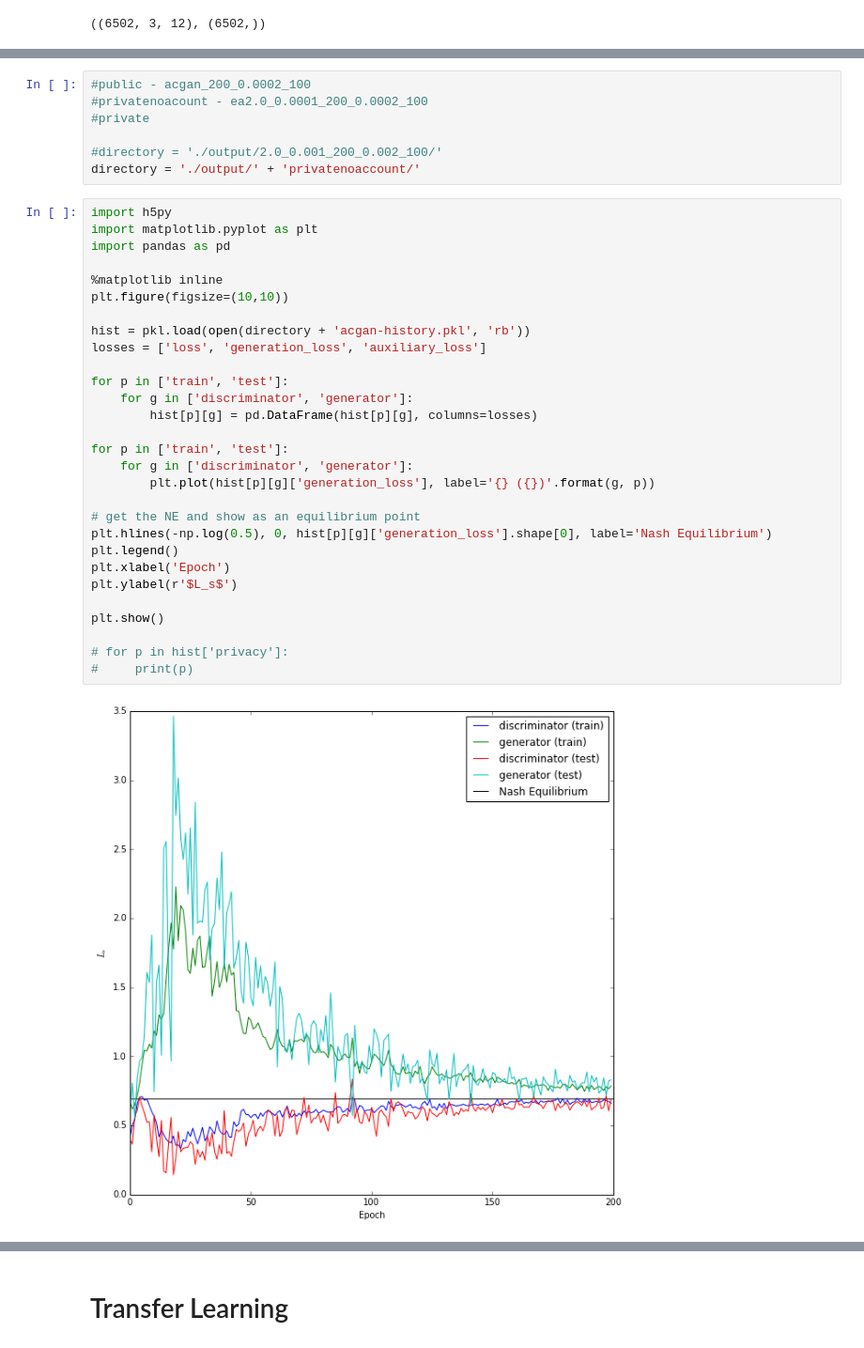
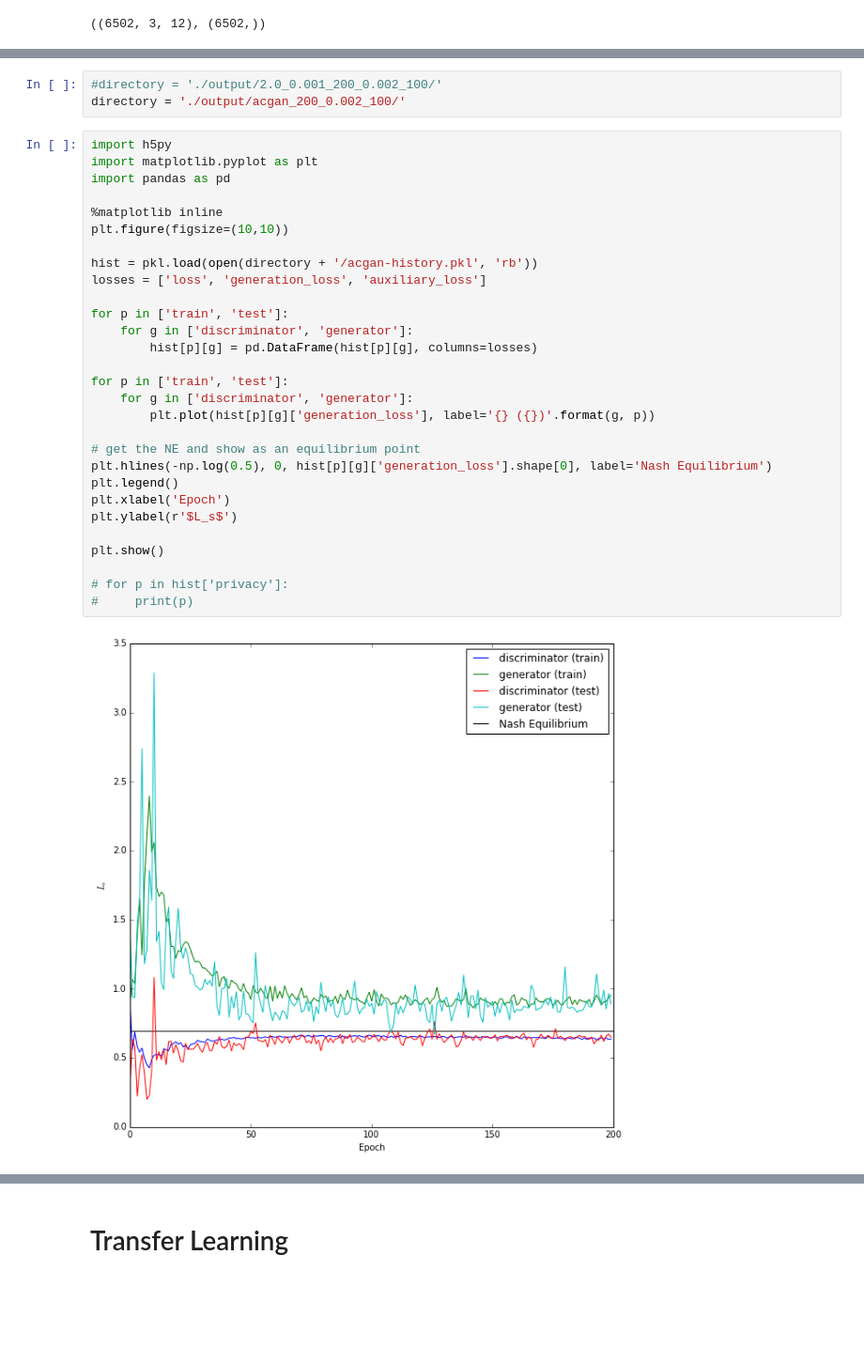
Before and after one commit to greenelab/SPRINT_gan, a Jupyter notebook: PredictGroup.ipynb, the cells around one changed output, grey strips where cells are left out. Shown: that part at 94% size. Saved outputs shown, nothing was run; the diff lists cells and outputs as text; blank space fills up the shorter version.

Commit message:
added figures'

```diff
--- a/PredictGroup.ipynb
+++ b/PredictGroup.ipynb
@@ -38,41 +39,37 @@ NameError: name 'plt' is not defined
 # %%
-#public - acgan_200_0.0002_100
-#privatenoacount - ea2.0_0.0001_200_0.0002_100
-#private
-
 #directory = './output/2.0_0.001_200_0.002_100/'
-directory = './output/' + 'privatenoaccount/'
+directory = './output/acgan_200_0.002_100/'
 # %%
 import h5py
 import matplotlib.pyplot as plt
 import pandas as pd
 
 %matplotlib inline
 plt.figure(figsize=(10,10))
 
-hist = pkl.load(open(directory + 'acgan-history.pkl', 'rb'))
+hist = pkl.load(open(directory + '/acgan-history.pkl', 'rb'))
 losses = ['loss', 'generation_loss', 'auxiliary_loss']
 
 for p in ['train', 'test']:
     for g in ['discriminator', 'generator']:
         hist[p][g] = pd.DataFrame(hist[p][g], columns=losses)
 
 for p in ['train', 'test']:
     for g in ['discriminator', 'generator']:
         plt.plot(hist[p][g]['generation_loss'], label='{} ({})'.format(g, p))
 
 # get the NE and show as an equilibrium point
 plt.hlines(-np.log(0.5), 0, hist[p][g]['generation_loss'].shape[0], label='Nash Equilibrium')
 plt.legend()
 plt.xlabel('Epoch')
 plt.ylabel(r'$L_s$')
 
 plt.show()
 
 # for p in hist['privacy']:
 #     print(p)
 # %% [output]
-[figure, old version]
+[figure, new version]
 # %%
 print(hist['privacy'][-1])
 # %% [output]
```
Also changed, not shown: parts of 6 cells of this notebook, 7 other files.
